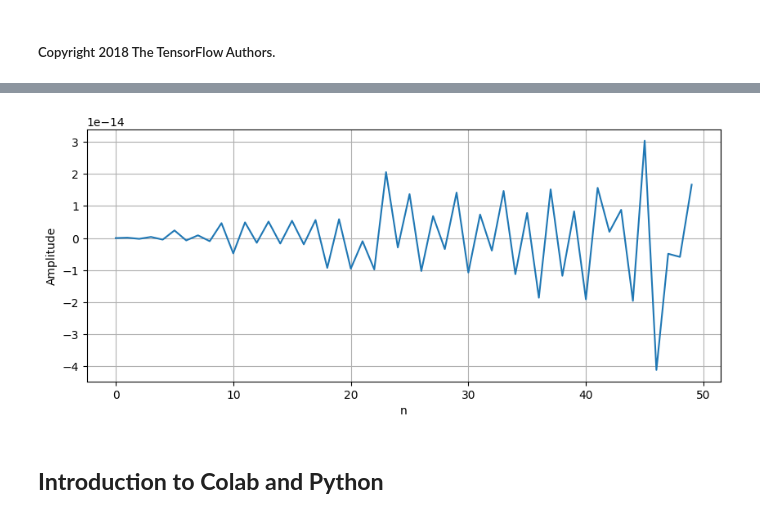
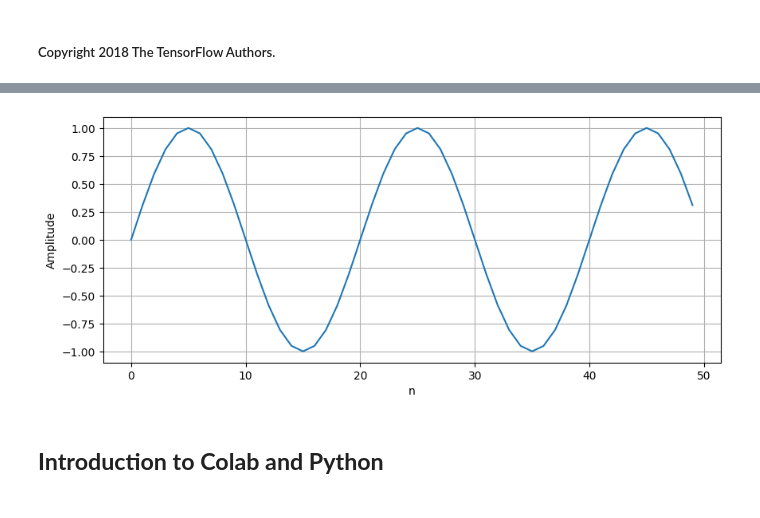
Before and after one commit to Cat6utpcableclarke/Signals, a Jupyter notebook: courses/udacity_intro_to_tensorflow_for_deep_learning/l01c01_introduction_to_colab_and_python.ipynb, the cells around one changed output, grey strips where cells are left out. Drawn from its saved outputs; the diff is of its cells as text; code cells hidden in the pictures.

```diff
--- a/courses/udacity_intro_to_tensorflow_for_deep_learning/l01c01_introduction_to_colab_and_python.ipynb
+++ b/courses/udacity_intro_to_tensorflow_for_deep_learning/l01c01_introduction_to_colab_and_python.ipynb
@@ -3,22 +57,22 @@
 # %%
 import numpy as np
 import matplotlib.pyplot as plt
 
 
 fs = 8000
 dur = 0.5
-f = 4000.0
+f = 400.0
 
 N = int(fs * dur)
 n = np.arange(N)
 x = np.sin(2 * np.pi * f * n / fs)
 
 plt.figure(figsize=(10, 4))
 plt.plot(n[:50], x[:50])
 
 plt.xlabel("n"); plt.ylabel("Amplitude"); plt.grid(True);plt.show()
 # %% [output]
-[figure, old version]
+[figure, new version]
 # %%
 #@title Licensed under the Apache License, Version 2.0 (the "License");
 # you may not use this file except in compliance with the License.
```
Also changed, not shown: parts of 1 cell of this notebook.
